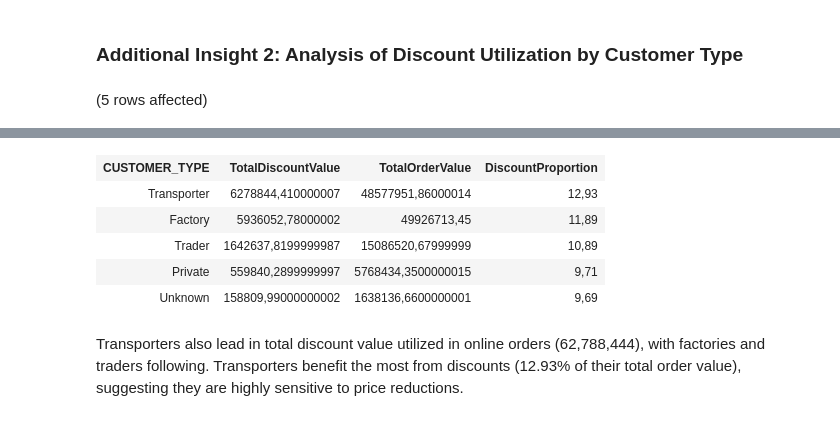
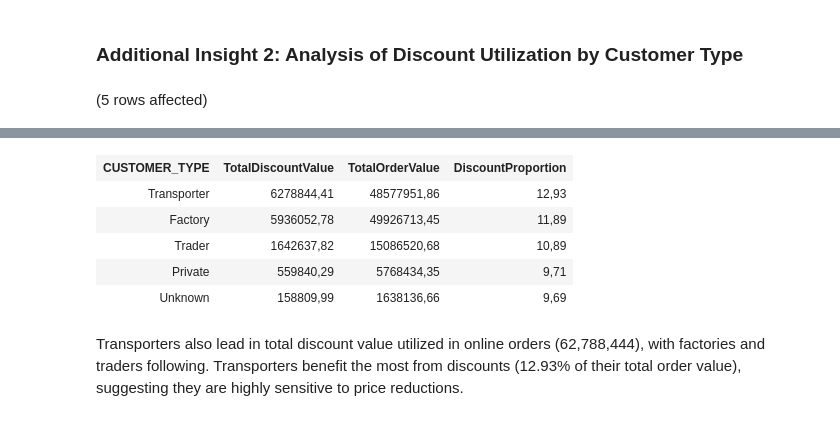
Before and after one commit to tomlfsl/WoodCorpChallenge, a Jupyter notebook: Notebook1_WoodCorp.ipynb, the cells around one changed output, grey strips where cells are left out. Cells and saved outputs as stored; diff of their text form; code cells hidden in the pictures.

```diff
--- a/Notebook1_WoodCorp.ipynb
+++ b/Notebook1_WoodCorp.ipynb
@@ -964,9 +964,9 @@ SELECT
         WHEN CUSTOMER_TYPE = 4 THEN 'Private'
         ELSE 'Unknown'
     END AS CUSTOMER_TYPE,
-    SUM(DISCOUNT_VALUE_ONLINE) AS TotalDiscountValue,
-    SUM(ORDER_VALUE_ONLINE) AS TotalOrderValue,
-    ROUND(SUM(DISCOUNT_VALUE_ONLINE) * 100.0 / SUM(ORDER_VALUE_ONLINE), 2) AS DiscountProportion
+    ROUND(SUM(DISCOUNT_VALUE_ONLINE), 2) AS TotalDiscountValue,
+    ROUND(SUM(ORDER_VALUE_ONLINE), 2) AS TotalOrderValue,
+    ROUND((SUM(DISCOUNT_VALUE_ONLINE) * 100.0 / SUM(ORDER_VALUE_ONLINE)), 2) AS DiscountProportion
 FROM dbo.WOODCORP_ETC_ONLINE AS O
 JOIN dbo.WOODCORP_ETC_CUSTOMERDATA AS C
 ON O.CUSTOMER_NUMBER_ONLINE = C.CUSTOMER_NO
@@ -978,9 +978,9 @@ Total execution time: 00:00:00.049
 | CUSTOMER_TYPE | TotalDiscountValue | TotalOrderValue | DiscountProportion |
-| Transporter | 6278844,410000007 | 48577951,86000014 | 12,93 |
-| Factory | 5936052,78000002 | 49926713,45 | 11,89 |
-| Trader | 1642637,8199999987 | 15086520,67999999 | 10,89 |
-| Private | 559840,2899999997 | 5768434,3500000015 | 9,71 |
-| Unknown | 158809,99000000002 | 1638136,6600000001 | 9,69 |
+| Transporter | 6278844,41 | 48577951,86 | 12,93 |
+| Factory | 5936052,78 | 49926713,45 | 11,89 |
+| Trader | 1642637,82 | 15086520,68 | 10,89 |
+| Private | 559840,29 | 5768434,35 | 9,71 |
+| Unknown | 158809,99 | 1638136,66 | 9,69 |
 # %% [markdown]
 Transporters also lead in total discount value utilized in online orders (62,788,444), with factories and traders following. Transporters benefit the most from discounts (12.93% of their total order value), suggesting they are highly sensitive to price reductions.
 # %% [markdown]
```
Also changed, not shown: parts of 7 cells of this notebook.
